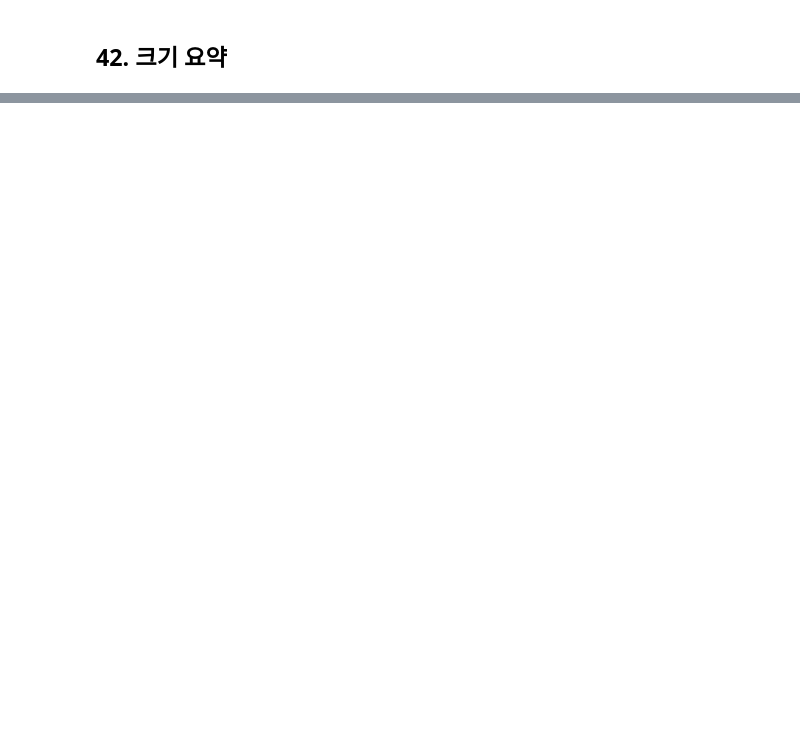
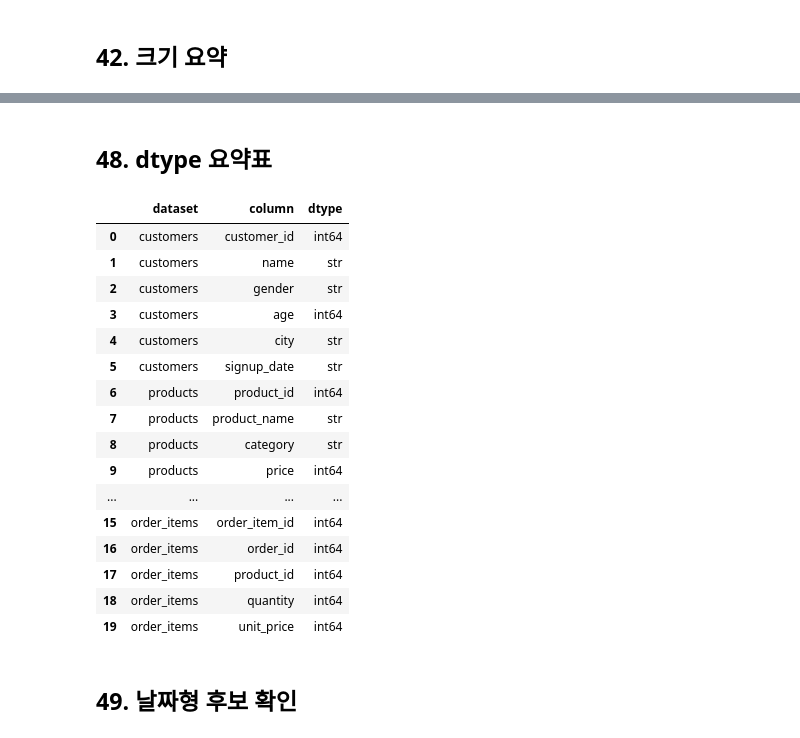
Before and after one commit to zciop-nk/ai-data-analysis-repository, a Jupyter notebook: notebooks/ch03_practice.ipynb, the cells around one changed output, grey strips where cells are left out. Drawn from its saved outputs; the diff is of its cells as text; code cells hidden in the pictures; blank space fills up the shorter version.

```diff
--- a/notebooks/ch03_practice.ipynb
+++ b/notebooks/ch03_practice.ipynb
@@ -41,0 +97,6 @@ print(shape_summary)
+# %%
+for name, df in datasets.items():
+    print(f"\n[{name}] 앞부분")
+    display(df.head())
+    print(f"[{name}] 뒷부분")
+    display(df.tail())
@@ -41,0 +149,4 @@ print(shape_summary)
+# %%
+
+for name, df in datasets.items():
+    print(name, df.columns.tolist())
@@ -41,0 +160,9 @@ print(shape_summary)
+# %%
+for name, df in datasets.items():
+
+    suspicious = [
+        col for col in df.columns
+        if col != col.strip()
+    ]
+
+    print(name, suspicious)
@@ -41,0 +176,4 @@ print(shape_summary)
+# %%
+for name, df in datasets.items():
+    print(f"\n===== {name} =====")
+    df.info()
@@ -41,0 +198,36 @@ print(shape_summary)
+# %% [markdown]
+## 48. dtype 요약표
+# %%
+dtype_rows = []
+
+for name, df in datasets.items():
+    for column, dtype in df.dtypes.items():
+        dtype_rows.append(
+            {
+                "dataset": name,
+                "column": column,
+                "dtype": str(dtype),
+            }
+        )
+dtype_summary = pd.DataFrame(dtype_rows)
+dtype_summary
+# %% [output]
+|  | dataset | column | dtype |
+| 0 | customers | customer_id | int64 |
+| 1 | customers | name | str |
+| 2 | customers | gender | str |
+| 3 | customers | age | int64 |
+| 4 | customers | city | str |
+| 5 | customers | signup_date | str |
+| 6 | products | product_id | int64 |
+| 7 | products | product_name | str |
+| 8 | products | category | str |
+| 9 | products | price | int64 |
+| ... | ... | ... | ... |
+| 15 | order_items | order_item_id | int64 |
+| 16 | order_items | order_id | int64 |
+| 17 | order_items | product_id | int64 |
+| 18 | order_items | quantity | int64 |
+| 19 | order_items | unit_price | int64 |
+# %% [markdown]
+## 49. 날짜형 후보 확인
```
Also changed, not shown: parts of 27 cells of this notebook, 1 other file.
